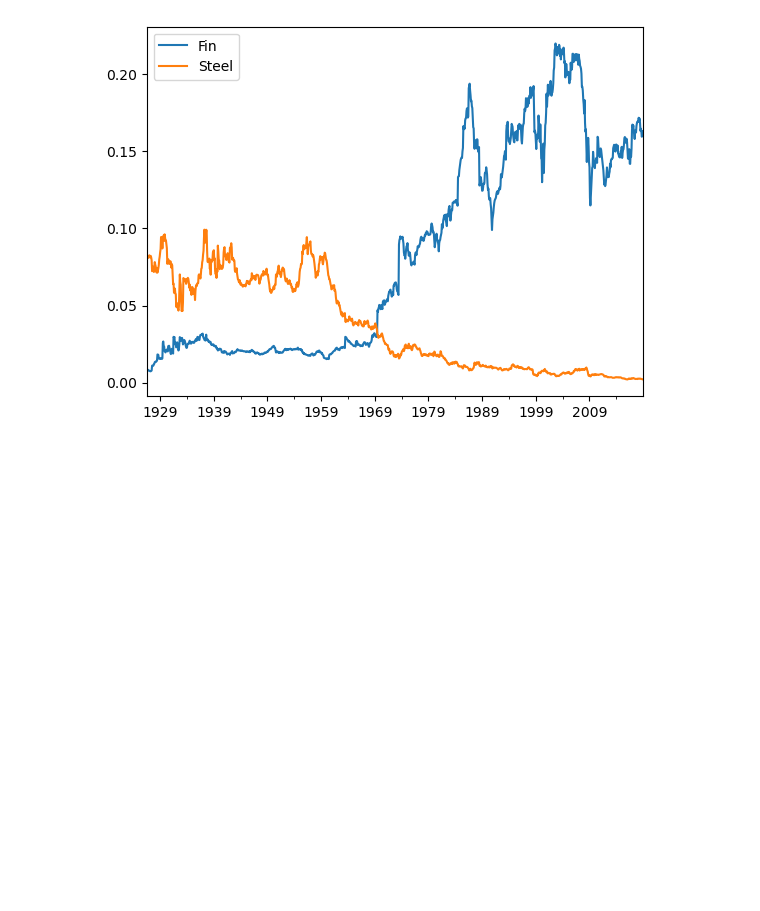
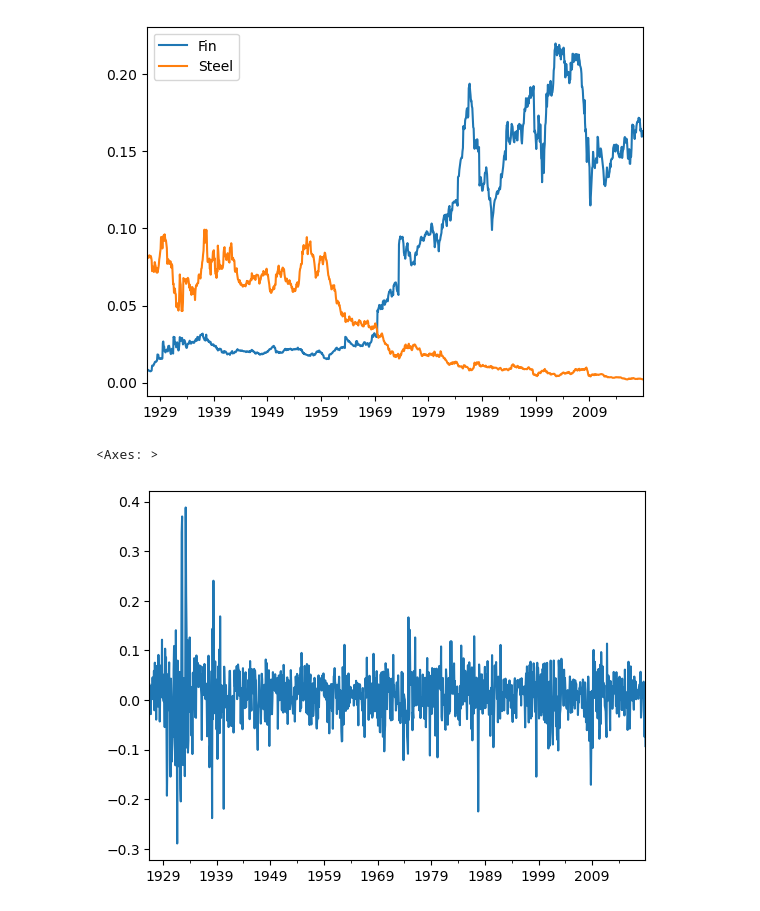
Before and after one commit to ahmet794/Investment-Banking-Asset-Management, a Jupyter notebook: Labs Week 3.ipynb, the cells around one changed output. Cells and saved outputs as stored; diff of their text form; code cells hidden in the pictures; blank space fills up the shorter version.

```diff
--- a/Labs Week 3.ipynb
+++ b/Labs Week 3.ipynb
@@ -61,3 +61,10 @@ ind_capweight[["Fin", "Steel"]].plot()
 # %% [output]
 <Axes: >
 [figure]
+# %%
+total_market_return = (ind_capweight*ind_return).sum(axis="columns")
+# %%
+total_market_return.plot()
+# %% [output]
+<Axes: >
+[figure, added]
```
Also changed, not shown: parts of 13 cells of this notebook.
